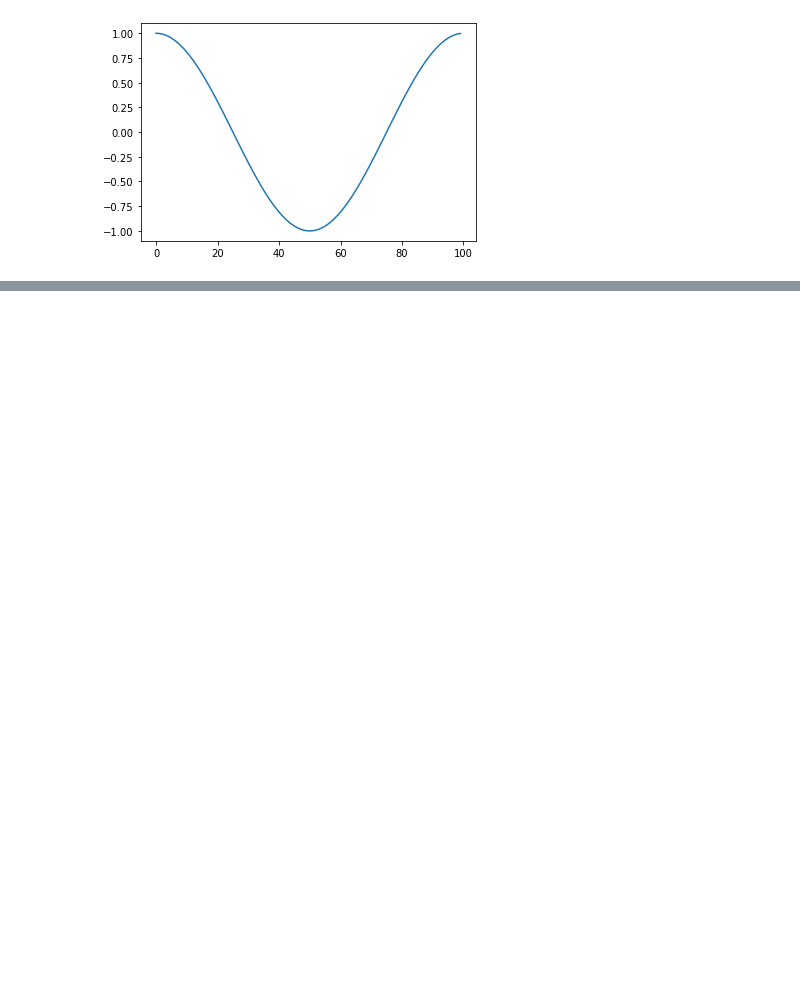
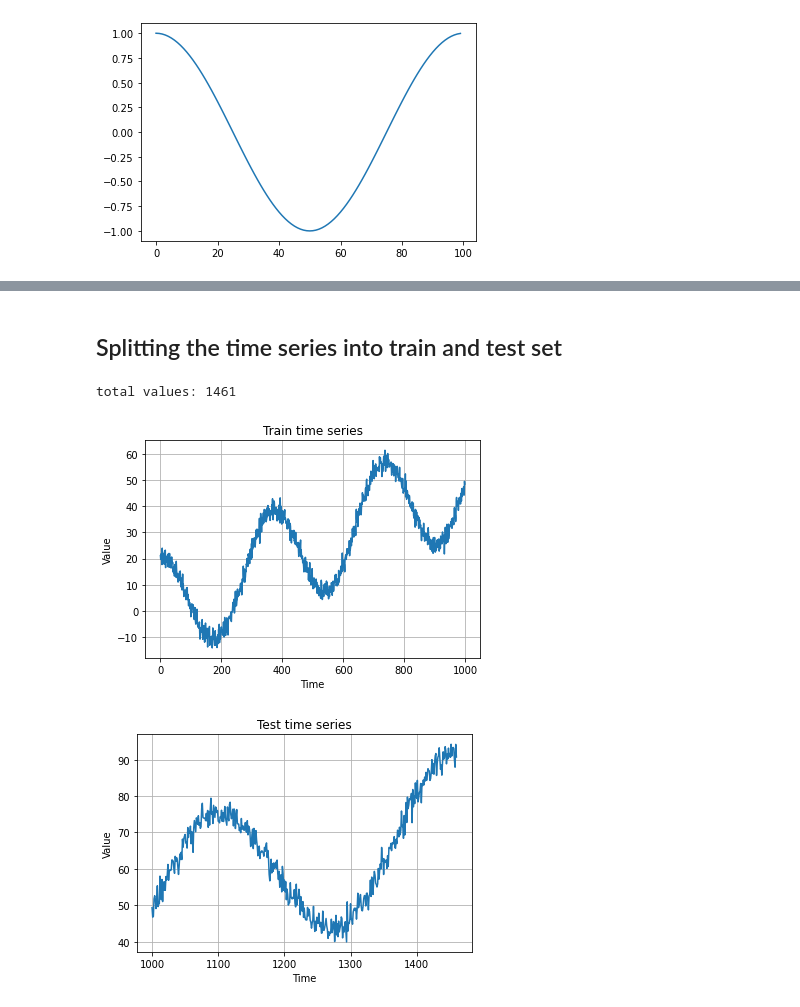
Before and after one commit to kavyajeetbora/time_series_deeplearning.ai, a Jupyter notebook: week1/tsa_forecasting.ipynb, the cells around one changed output, grey strips where cells are left out. Drawn from its saved outputs; the diff is of its cells as text; code cells hidden in the pictures; blank space fills up the shorter version.

```diff
--- a/week1/tsa_forecasting.ipynb
+++ b/week1/tsa_forecasting.ipynb
@@ -28,0 +50,22 @@ plt.show()
+# %% [markdown]
+## Splitting the time series into train and test set
+# %%
+print("total values:",len(series))
+split_time = 1000
+train_ts = series[:split_time]
+train_time = time[:split_time]
+
+test_ts = series[split_time:]
+test_time = time[split_time:]
+
+plot_series(time, series, start=0, end=split_time)
+plt.title("Train time series")
+plt.show()
+
+plot_series(time, series, start=split_time, end=len(time))
+plt.title("Test time series")
+plt.show()
+# %% [output]
+total values: 1461
+[figure, added]
+[figure, added]
```
Also changed, not shown: parts of 19 cells of this notebook.
